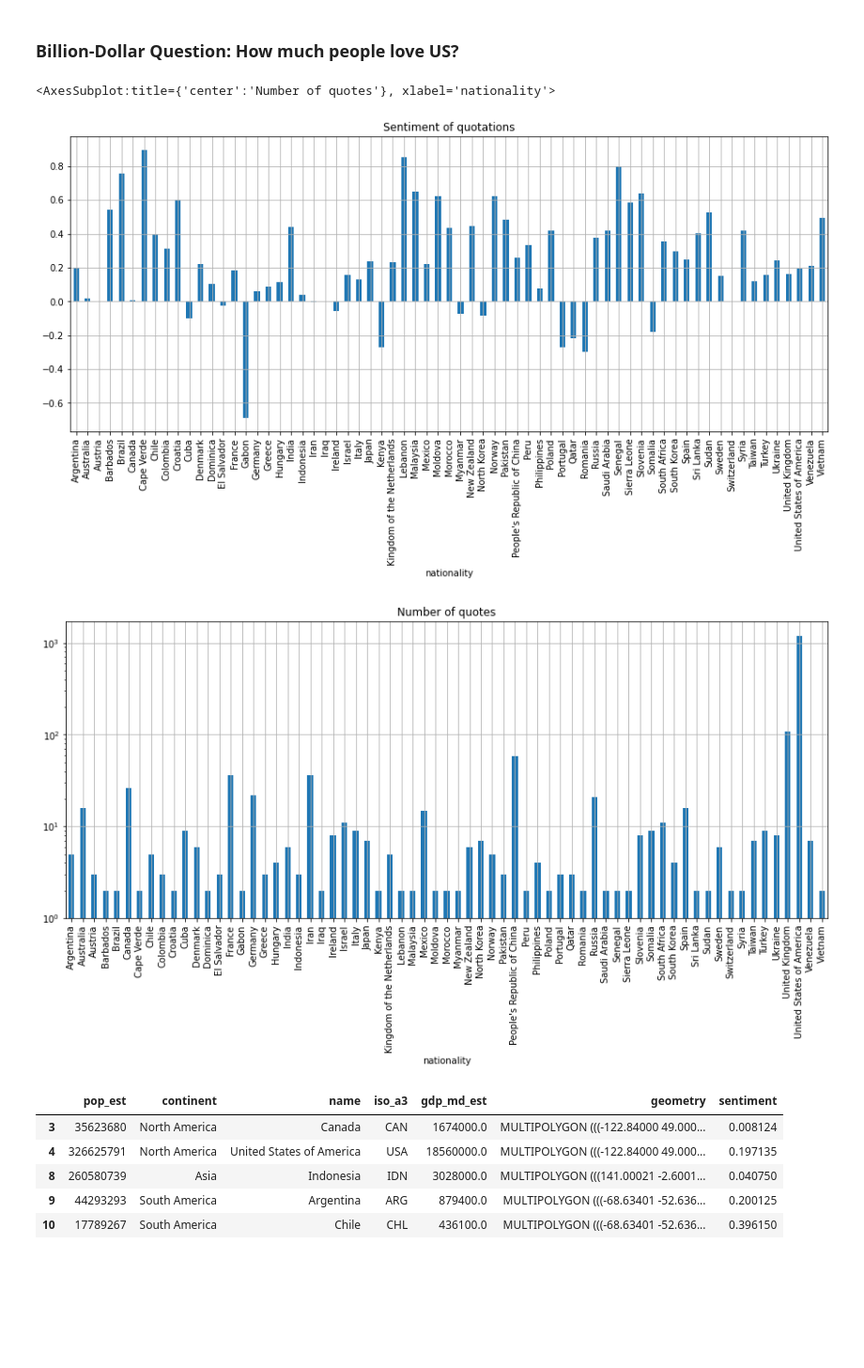
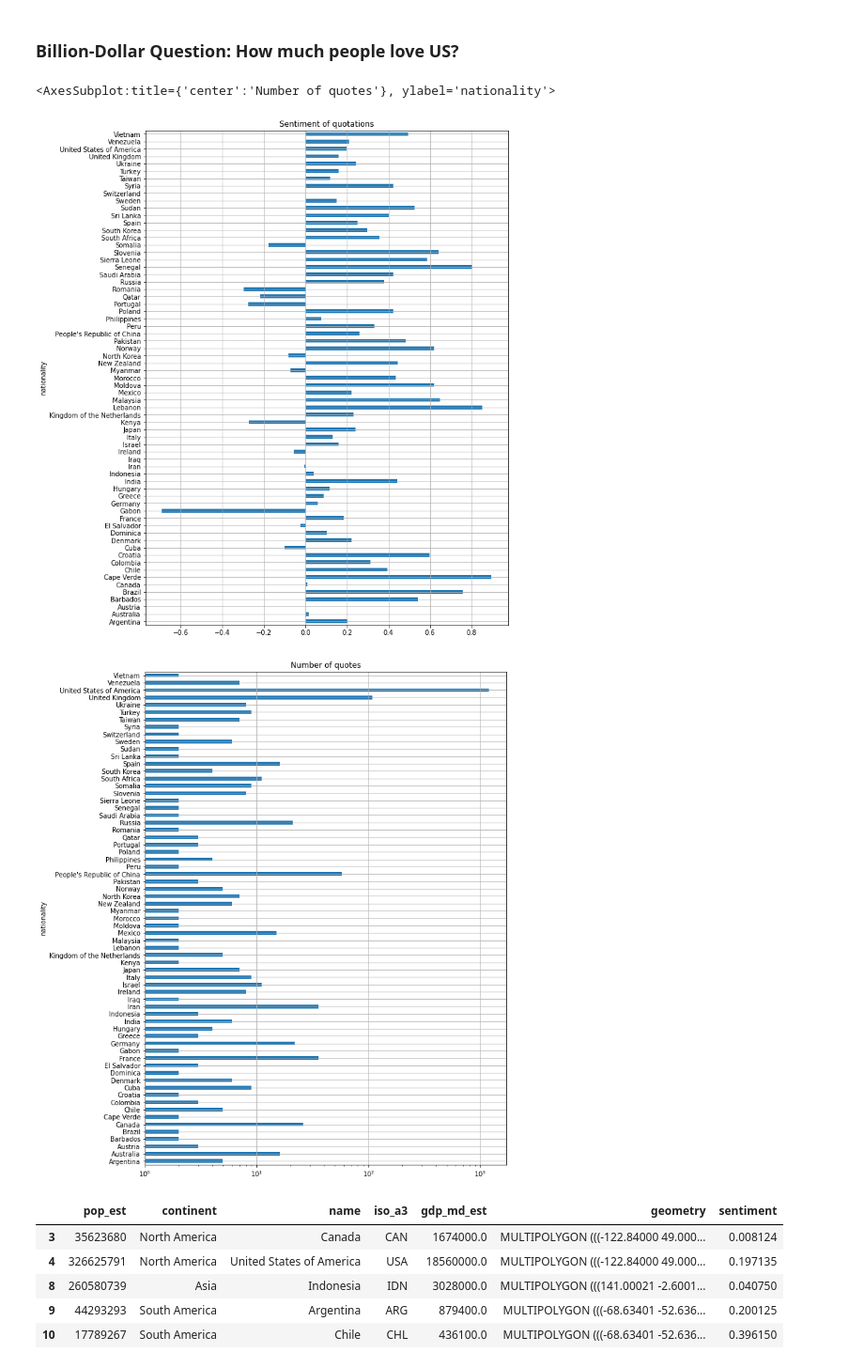
Before and after one commit to epfl-ada/ada-2021-project-young-boys, a Jupyter notebook: project_code.ipynb, the cells around one changed output. Shown at 94% size. Cells and saved outputs as stored; diff of their text form; code cells hidden in the pictures; blank space fills up the shorter version.

Commit message:
set the bar plot as horizontal

```diff
--- a/project_code.ipynb
+++ b/project_code.ipynb
@@ -210,18 +210,18 @@ US_with_nation.sample(n=20,random_state=711)
 ### Billion-Dollar Question: How much people love US?
 # %%
 import matplotlib.pyplot as plt
-plt.figure(figsize=(15, 6))
+plt.figure(figsize=(10, 14))
 plt.title("Sentiment of quotations")
 US_love_mean = US_with_nation.groupby("nationality")["sentiment"].mean()
-US_with_nation.groupby("nationality")["sentiment"].mean().plot.bar(grid=True)
+US_with_nation.groupby("nationality")["sentiment"].mean().plot.barh(grid=True)
 
-plt.figure(figsize=(15,6))
+plt.figure(figsize=(10,14))
 plt.title("Number of quotes")
-US_with_nation.groupby("nationality")["sentiment"].count().plot.bar(grid=True, log=True)
+US_with_nation.groupby("nationality")["sentiment"].count().plot.barh(grid=True, log=True, align='center')
 # %% [output]
-<AxesSubplot:title={'center':'Number of quotes'}, xlabel='nationality'>
+<AxesSubplot:title={'center':'Number of quotes'}, ylabel='nationality'>
-[figure, old version]
+[figure, new version]
-[figure, old version]
+[figure, new version]
 # %%
 import geopandas
 world = geopandas.read_file(geopandas.datasets.get_path('naturalearth_lowres'))
```
